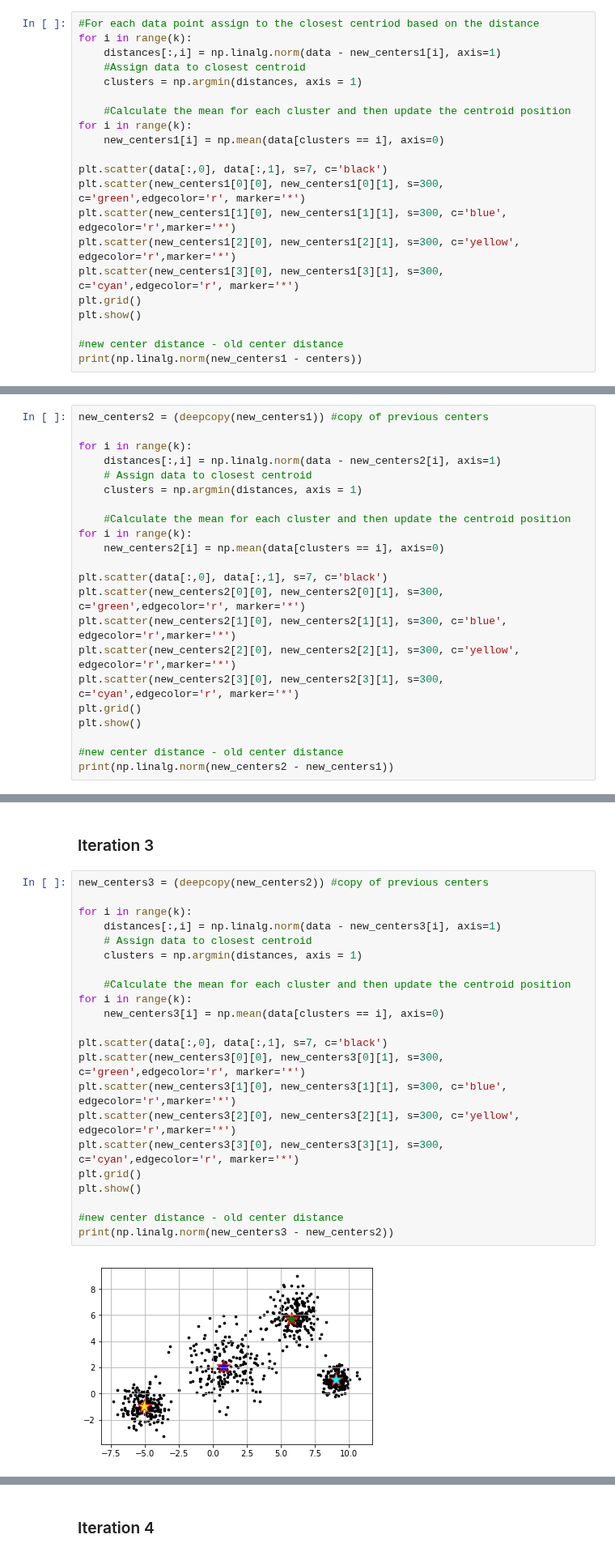
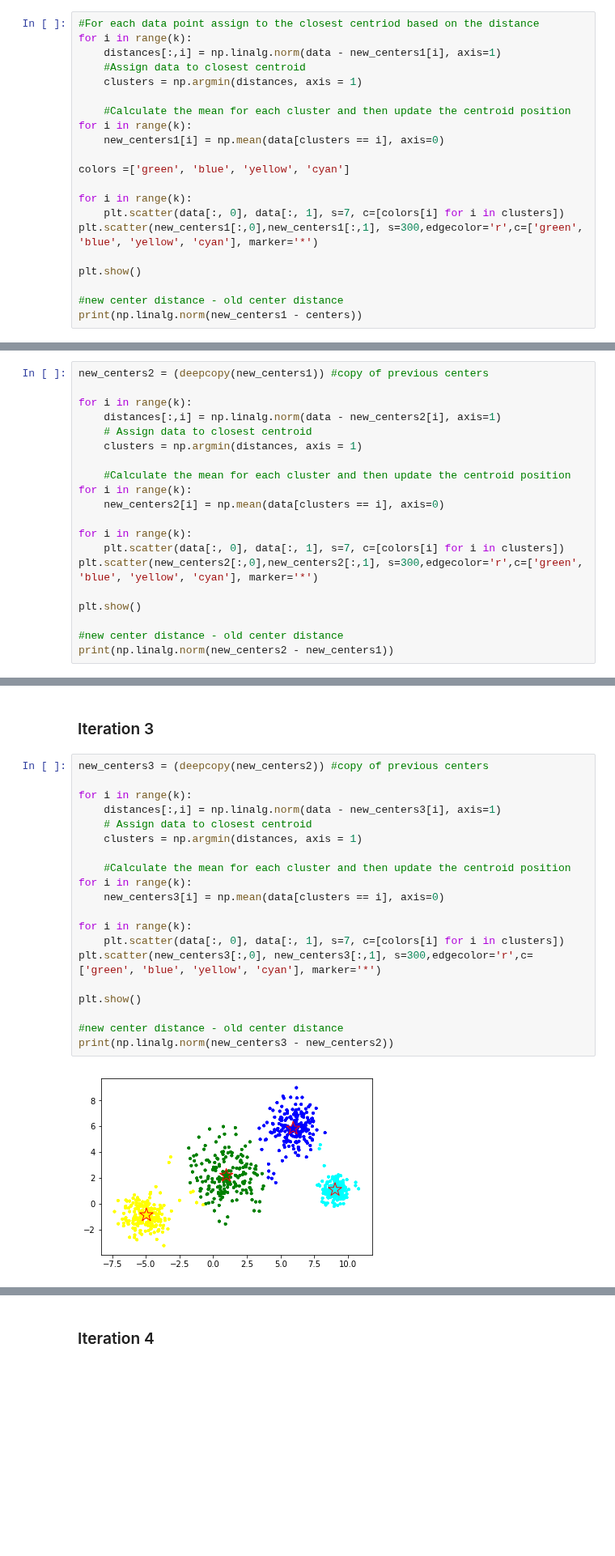
Before and after one commit to arianaroz/comp257-portfolio-2019, a Jupyter notebook: Portfolio 3.ipynb, the cells around one changed output, grey strips where cells are left out. Shown at 81% size. Saved outputs shown, nothing was run; the diff lists cells and outputs as text; blank space fills up the shorter version.

```diff
--- a/Portfolio 3.ipynb
+++ b/Portfolio 3.ipynb
@@ -99,12 +99,12 @@ for i in range(k):
 for i in range(k):
     new_centers1[i] = np.mean(data[clusters == i], axis=0)
 
-plt.scatter(data[:,0], data[:,1], s=7, c='black')
-plt.scatter(new_centers1[0][0], new_centers1[0][1], s=300, c='green',edgecolor='r', marker='*')
-plt.scatter(new_centers1[1][0], new_centers1[1][1], s=300, c='blue', edgecolor='r',marker='*')
-plt.scatter(new_centers1[2][0], new_centers1[2][1], s=300, c='yellow', edgecolor='r',marker='*')
-plt.scatter(new_centers1[3][0], new_centers1[3][1], s=300, c='cyan',edgecolor='r', marker='*')
-plt.grid()
+colors =['green', 'blue', 'yellow', 'cyan']
+
+for i in range(k):
+    plt.scatter(data[:, 0], data[:, 1], s=7, c=[colors[i] for i in clusters])
+plt.scatter(new_centers1[:,0],new_centers1[:,1], s=300,edgecolor='r',c=['green', 'blue', 'yellow', 'cyan'], marker='*')
+
 plt.show()
 
 #new center distance - old center distance
@@ -128,12 +128,10 @@ for i in range(k):
 for i in range(k):
     new_centers2[i] = np.mean(data[clusters == i], axis=0)
 
-plt.scatter(data[:,0], data[:,1], s=7, c='black')
-plt.scatter(new_centers2[0][0], new_centers2[0][1], s=300, c='green',edgecolor='r', marker='*')
-plt.scatter(new_centers2[1][0], new_centers2[1][1], s=300, c='blue', edgecolor='r',marker='*')
-plt.scatter(new_centers2[2][0], new_centers2[2][1], s=300, c='yellow', edgecolor='r',marker='*')
-plt.scatter(new_centers2[3][0], new_centers2[3][1], s=300, c='cyan',edgecolor='r', marker='*')
-plt.grid()
+for i in range(k):
+    plt.scatter(data[:, 0], data[:, 1], s=7, c=[colors[i] for i in clusters])
+plt.scatter(new_centers2[:,0],new_centers2[:,1], s=300,edgecolor='r',c=['green', 'blue', 'yellow', 'cyan'], marker='*')
+
 plt.show()
 
 #new center distance - old center distance
@@ -146,24 +144,22 @@ print(np.linalg.norm(new_centers2 - new_centers1))
 # %%
 new_centers3 = (deepcopy(new_centers2)) #copy of previous centers
 
 for i in range(k):
     distances[:,i] = np.linalg.norm(data - new_centers3[i], axis=1)
     # Assign data to closest centroid
     clusters = np.argmin(distances, axis = 1)
 
     #Calculate the mean for each cluster and then update the centroid position
 for i in range(k):
     new_centers3[i] = np.mean(data[clusters == i], axis=0)
 
-plt.scatter(data[:,0], data[:,1], s=7, c='black')
-plt.scatter(new_centers3[0][0], new_centers3[0][1], s=300, c='green',edgecolor='r', marker='*')
-plt.scatter(new_centers3[1][0], new_centers3[1][1], s=300, c='blue', edgecolor='r',marker='*')
-plt.scatter(new_centers3[2][0], new_centers3[2][1], s=300, c='yellow', edgecolor='r',marker='*')
-plt.scatter(new_centers3[3][0], new_centers3[3][1], s=300, c='cyan',edgecolor='r', marker='*')
-plt.grid()
+for i in range(k):
+    plt.scatter(data[:, 0], data[:, 1], s=7, c=[colors[i] for i in clusters])
+plt.scatter(new_centers3[:,0], new_centers3[:,1], s=300,edgecolor='r',c=['green', 'blue', 'yellow', 'cyan'], marker='*')
+
 plt.show()
 
 #new center distance - old center distance
 print(np.linalg.norm(new_centers3 - new_centers2))
 # %% [output]
-[figure, old version]
+[figure, new version]
```
Also changed, not shown: parts of 9 cells of this notebook.
